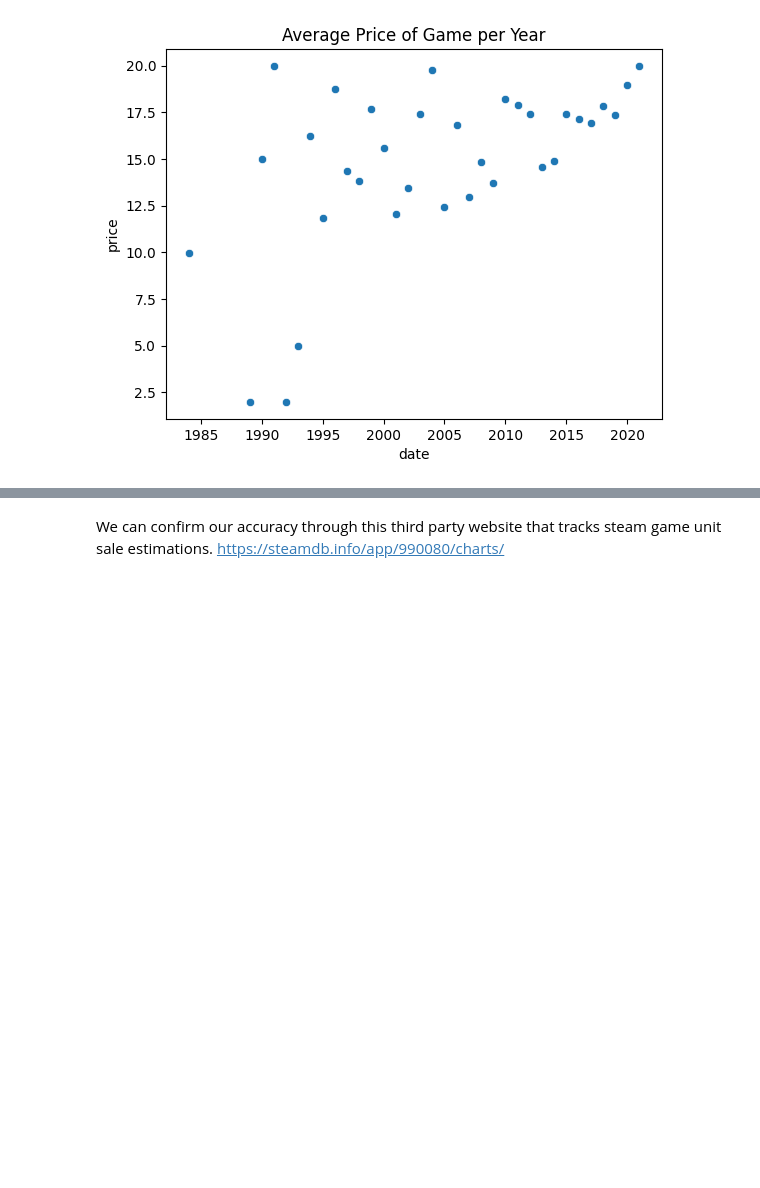
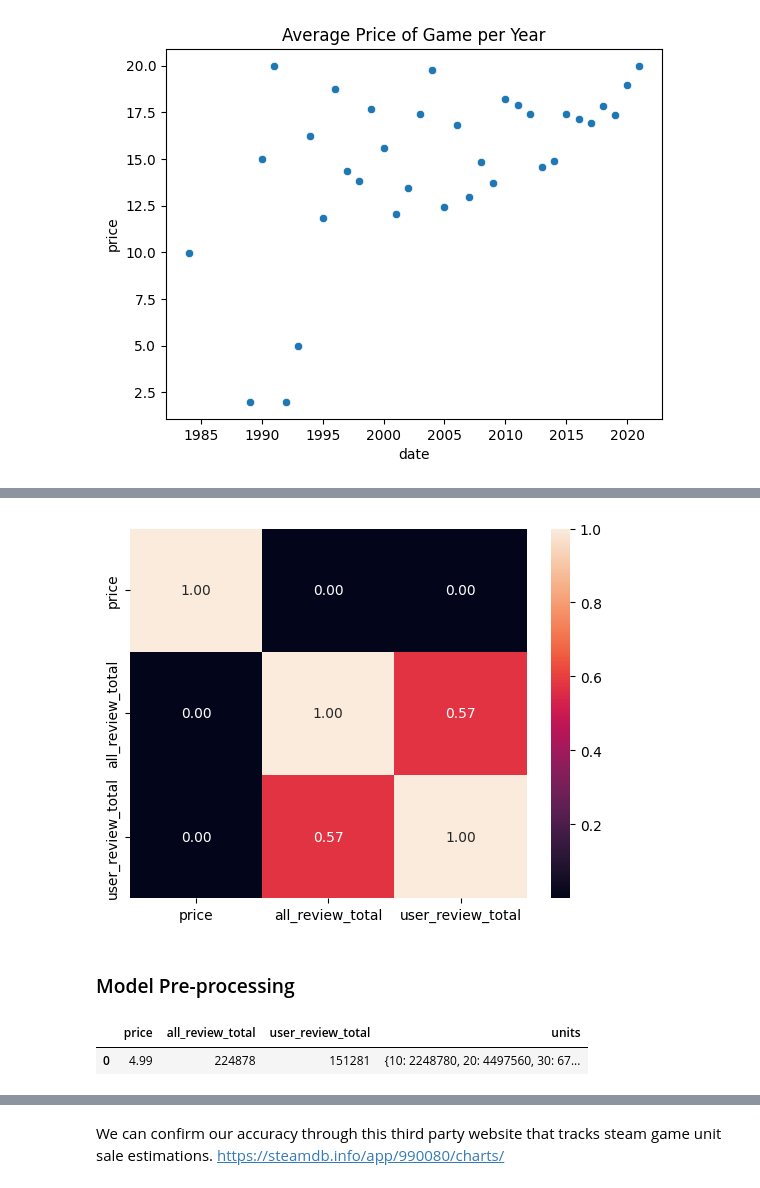
Before and after one commit to hypothetical-lemon/COMP4448, a Jupyter notebook: final_project.ipynb, the cells around one changed output, grey strips where cells are left out. Cells and saved outputs as stored; diff of their text form; code cells hidden in the pictures; blank space fills up the shorter version.

Commit message:
update text, split data into numerical/categorical, fix dict for units

```diff
--- a/final_project.ipynb
+++ b/final_project.ipynb
@@ -443,3 +458,6 @@ sns.barplot(x=year_group.index, y=year_group['price'], ax=ax);
 sns.scatterplot(x=year_group.index, y=year_group['price']).set(title='Average Price of Game per Year');
 # %% [output]
 [figure]
+# %%
+filter_corr = clean_df.select_dtypes(include=np.number)
+filter_corr
@@ -445,0 +478,6 @@ sns.scatterplot(x=year_group.index, y=year_group['price']).set(title='Average Pr
+# %%
+sns.heatmap(data=filter_corr.corr(), annot=True, fmt='.2f' );
+# %% [output]
+[figure, added]
+# %% [markdown]
+### Model Pre-processing
@@ -445,0 +489,5 @@ sns.scatterplot(x=year_group.index, y=year_group['price']).set(title='Average Pr
+# %%
+clean_df.head(1)
+# %% [output]
+|  | price | all_review_total | user_review_total | units |
+| 0 | 4.99 | 224878 | 151281 | {10: 2248780, 20: 4497560, 30: 67... |
```
Also changed, not shown: parts of 12 cells of this notebook.
